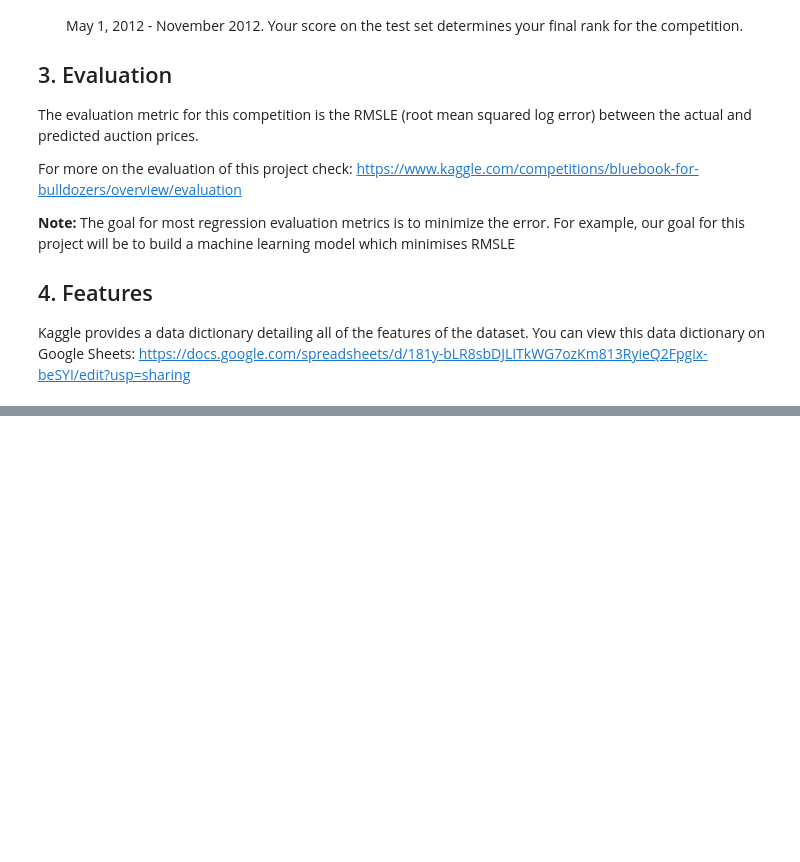
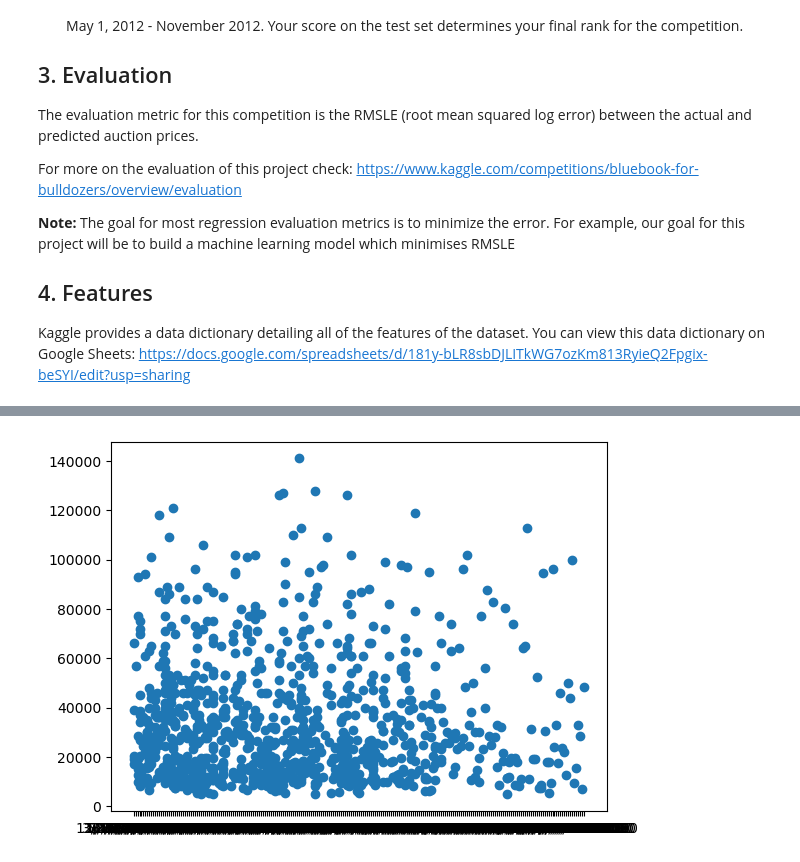
Before and after one commit to Tarun-Mittal-cell/bulldozerprice-ML-Kaggle, a Jupyter notebook: end-to-end-bulldozer-price-regression.ipynb, the cells around one changed output, grey strips where cells are left out. Saved outputs shown, nothing was run; the diff lists cells and outputs as text; code cells hidden in the pictures; blank space fills up the shorter version.

```diff
--- a/end-to-end-bulldozer-price-regression.ipynb
+++ b/end-to-end-bulldozer-price-regression.ipynb
@@ -42,0 +100,5 @@ df = pd.read_csv("data/bluebook-for-bulldozers/TrainAndValid.csv", low_memory=Fa
+# %%
+fig, ax = plt.subplots()
+ax.scatter(df["saledate"][:1000], df["SalePrice"][:1000]);
+# %% [output]
+[figure, added]
```
Also changed, not shown: parts of 10 cells of this notebook.
